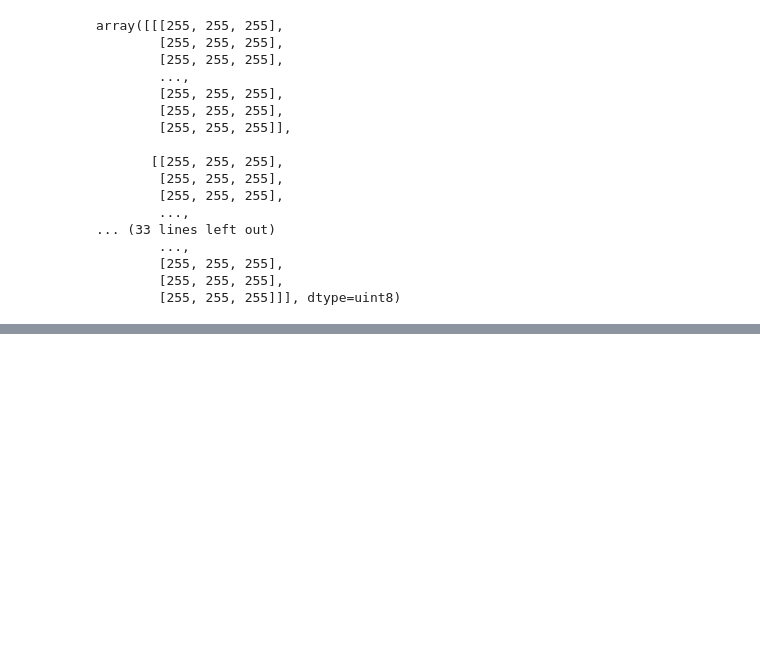
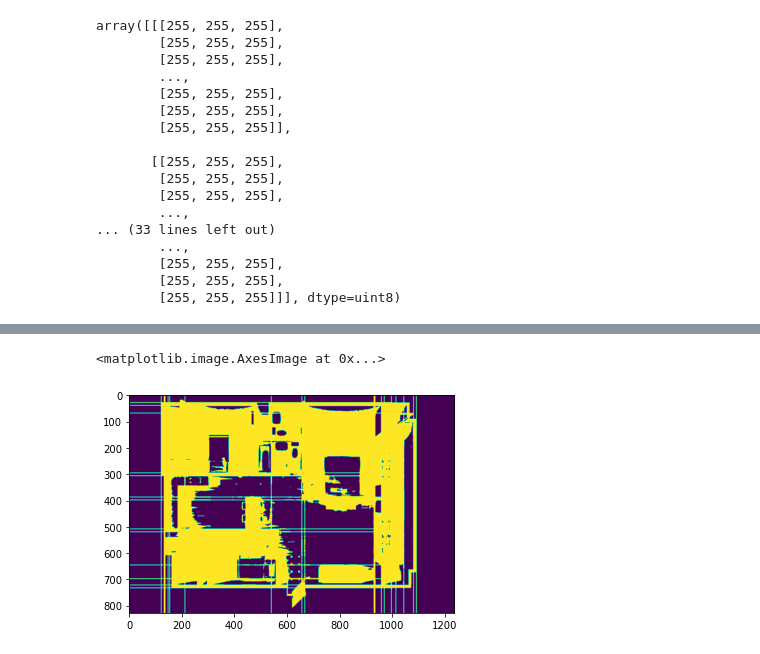
Before and after one commit to reejungkim/Image-classification, a Jupyter notebook: read.ipynb, the cells around one changed output, grey strips where cells are left out. Cells and saved outputs as stored; diff of their text form; code cells hidden in the pictures; blank space fills up the shorter version.

Commit message:
Add threshold application

```diff
--- a/read.ipynb
+++ b/read.ipynb
@@ -54,0 +61,10 @@ plt.show()
+# %%
+gray = cv2.cvtColor(image, cv2.COLOR_BGR2GRAY)
+blur = cv2.GaussianBlur(gray, (3,3), 0)
+thresh = cv2.threshold(blur, 0, 255, cv2.THRESH_BINARY_INV + cv2.THRESH_OTSU)[1]
+plt.imshow(gray)
+plt.imshow(blur)
+plt.imshow(thresh)
+# %% [output]
+<matplotlib.image.AxesImage at 0x...>
+[figure, added]
```
Also changed, not shown: parts of 9 cells of this notebook, 3 other files.
